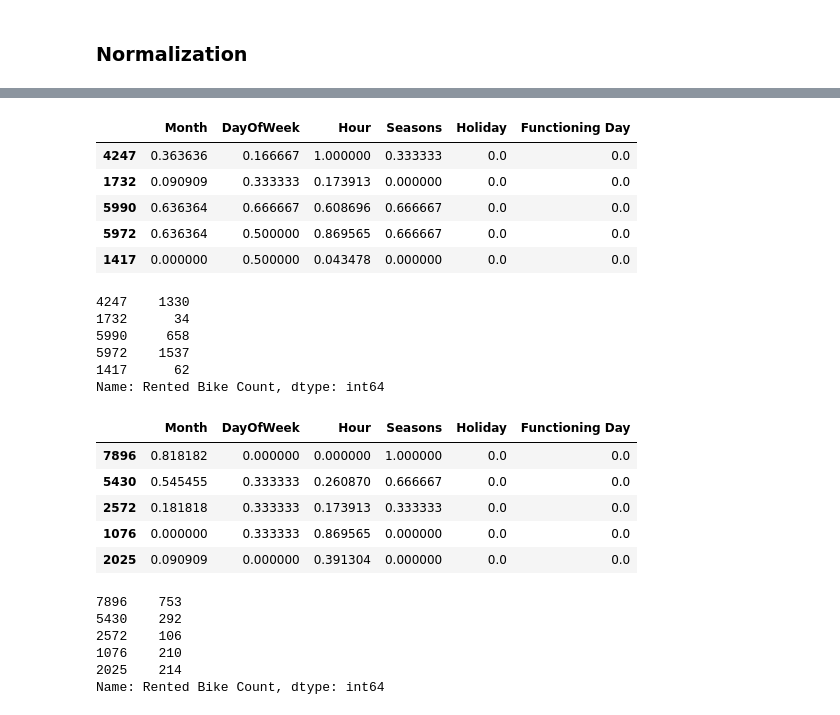
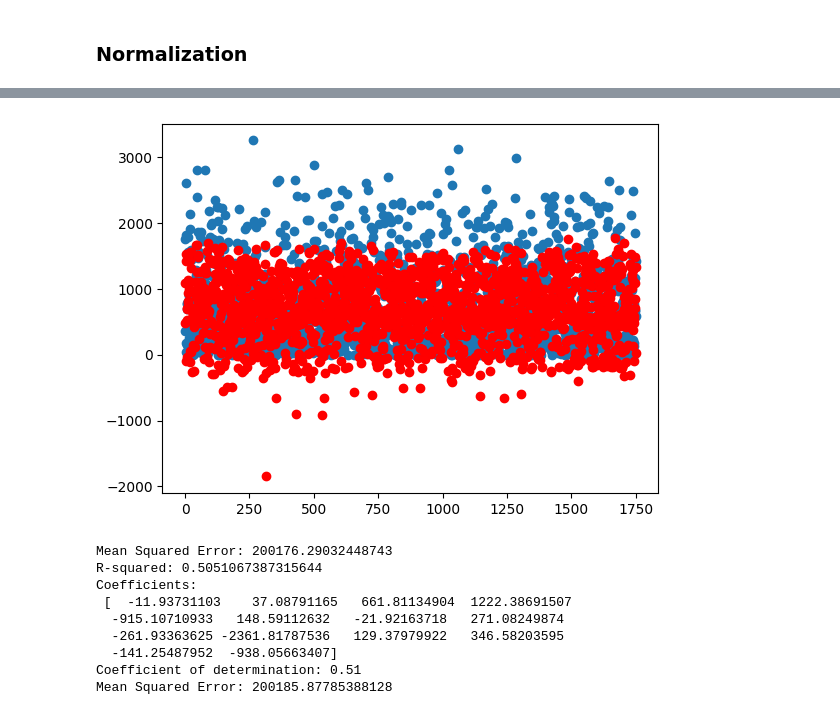
Before and after one commit to IvanGomez37/Final-Project-FoML, a Jupyter notebook: seoul_bike.ipynb, the cells around one changed output, grey strips where cells are left out. Saved outputs shown, nothing was run; the diff lists cells and outputs as text; code cells hidden in the pictures.

```diff
--- a/seoul_bike.ipynb
+++ b/seoul_bike.ipynb
@@ -473,36 +407,43 @@ Name: Rented Bike Count, dtype: int64
-# %%
-X_val.head()
-# %% [output]
-|  | Month | DayOfWeek | Hour | Seasons | Holiday | Functioning Day |
-| 4247 | 0.363636 | 0.166667 | 1.000000 | 0.333333 | 0.0 | 0.0 |
-| 1732 | 0.090909 | 0.333333 | 0.173913 | 0.000000 | 0.0 | 0.0 |
-| 5990 | 0.636364 | 0.666667 | 0.608696 | 0.666667 | 0.0 | 0.0 |
-| 5972 | 0.636364 | 0.500000 | 0.869565 | 0.666667 | 0.0 | 0.0 |
-| 1417 | 0.000000 | 0.500000 | 0.043478 | 0.000000 | 0.0 | 0.0 |
-# %%
-y_val.head()
-# %% [output]
-4247    1330
-1732      34
-5990     658
-5972    1537
-1417      62
-Name: Rented Bike Count, dtype: int64
-# %%
-X_test.head()
-# %% [output]
-|  | Month | DayOfWeek | Hour | Seasons | Holiday | Functioning Day |
-| 7896 | 0.818182 | 0.000000 | 0.000000 | 1.000000 | 0.0 | 0.0 |
-| 5430 | 0.545455 | 0.333333 | 0.260870 | 0.666667 | 0.0 | 0.0 |
-| 2572 | 0.181818 | 0.333333 | 0.173913 | 0.333333 | 0.0 | 0.0 |
-| 1076 | 0.000000 | 0.333333 | 0.869565 | 0.000000 | 0.0 | 0.0 |
-| 2025 | 0.090909 | 0.000000 | 0.391304 | 0.000000 | 0.0 | 0.0 |
-# %%
-y_test.head()
-# %% [output]
-7896    753
-5430    292
-2572    106
-1076    210
-2025    214
-Name: Rented Bike Count, dtype: int64
+# %%
+regr = linear_model.LinearRegression()
+
+# Train the model using the training sets
+regr.fit(X_train, y_train)
+
+prediction = regr.predict(X_test)
+
+plt.scatter(range(len(y_test)), y_test)
+plt.scatter(range(len(prediction)), prediction, c='red')
+plt.show()
+
+# Evaluate the model
+mse = mean_squared_error(y_test, prediction)
+r2 = r2_score(y_test, prediction)
+
+print(f"Mean Squared Error: {mse}")
+print(f"R-squared: {r2}")
+
+print("Coefficients: \n", regr.coef_)
+# The coefficient of determination: 1 is perfect prediction
+print("Coefficient of determination: %.2f" % r2_score(y_test, prediction))
+
+
+# Convert predictions to binary values (e.g., rounding to the nearest integer)
+y_val_pred_binary = np.round(prediction).astype(int)
+
+# We won't calculate the accuracy beucase it doesn't make sense for regression problems
+#instead we will calculate the mean squared error
+mse = mean_squared_error(y_test, y_val_pred_binary)
+#accuracy = accuracy_score(y_test, y_val_pred_binary)
+print(f"Mean Squared Error: {mse}")
+# %% [output]
+[figure, added]
+Mean Squared Error: 200176.29032448743
+R-squared: 0.5051067387315644
+Coefficients:
+ [  -11.93731103    37.08791165   661.81134904  1222.38691507
+  -915.10710933   148.59112632   -21.92163718   271.08249874
+  -261.93363625 -2361.81787536   129.37979922   346.58203595
+  -141.25487952  -938.05663407]
+Coefficient of determination: 0.51
+Mean Squared Error: 200185.87785388128
```
Also changed, not shown: parts of 23 cells of this notebook, 1 other file.
